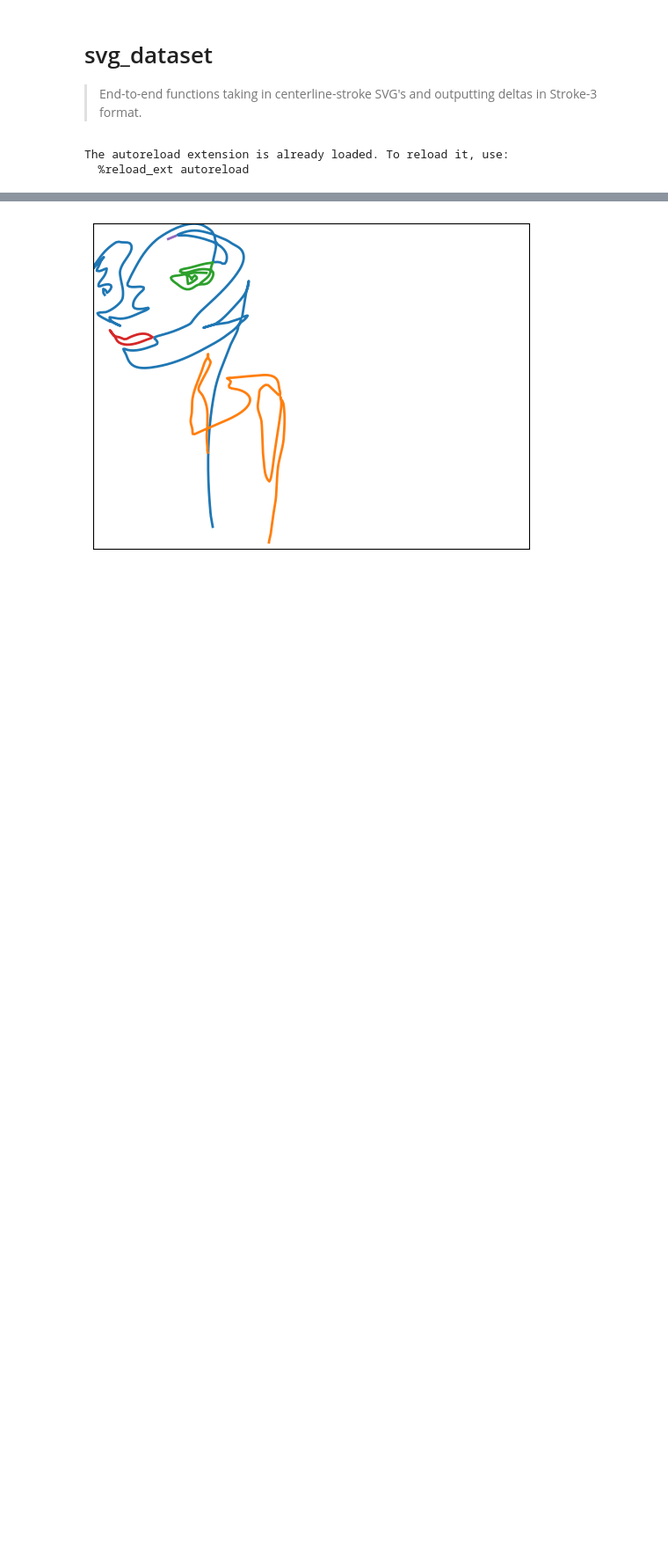
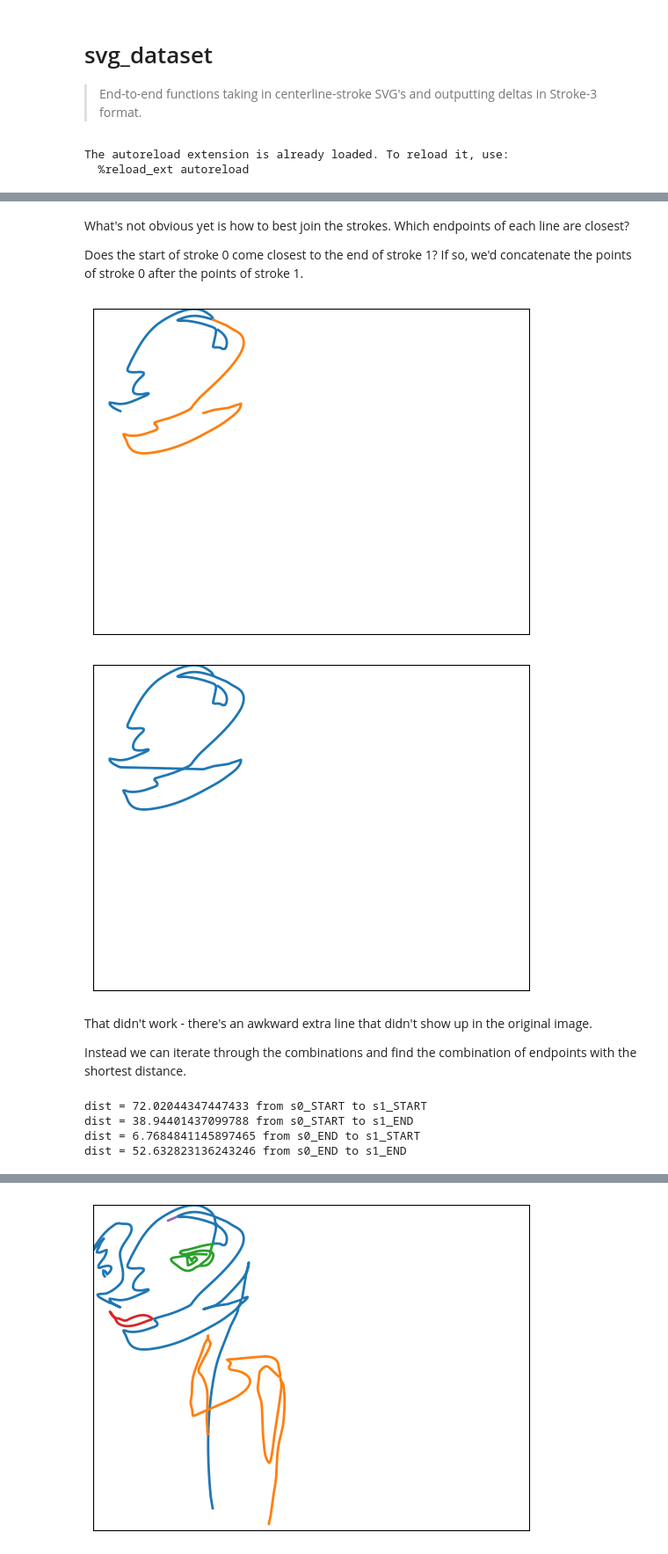
Before and after one commit to andrewlook/singleline_dataset, a Jupyter notebook: nbs/05a_path_joining.ipynb, the cells around one changed output, grey strips where cells are left out. Shown at 88% size. Cells and saved outputs as stored; diff of their text form; code cells hidden in the pictures; blank space fills up the shorter version.

```diff
--- a/nbs/05a_path_joining.ipynb
+++ b/nbs/05a_path_joining.ipynb
@@ -159,0 +61,37 @@ def merge_closest_strokes(strokes, dist_threshold=10.0):
+# %% [markdown]
+What's not obvious yet is how to best join the strokes. Which endpoints of each line are closest?
+
+Does the start of stroke 0 come closest to the end of stroke 1? If so, we'd concatenate the points of stroke 0 after the points of stroke 1.
+# %%
+plot_strokes([strokes[0], strokes[1]])
+plot_strokes([np.concatenate([strokes[1], strokes[0]], axis=0)])
+# %% [output]
+[figure, added]
+[figure, added]
+# %% [markdown]
+That didn't work - there's an awkward extra line that didn't show up in the original image.
+
+Instead we can iterate through the combinations and find the combination of endpoints with the shortest distance.
+# %%
+START = 0
+END = -1
+s0_endpoints = [
+    strokes[0][0],
+    strokes[0][-1],
+]
+s1_endpoints = [
+    strokes[1][0],
+    strokes[1][-1],
+]
+
+for pos0 in [START, END]:
+    for pos1 in [START, END]:
+        d = np.linalg.norm(s0_endpoints[pos0] - s1_endpoints[pos1])
+        print(
+            f"dist = {d} from s0_{'START' if pos0==START else 'END'} to s1_{'START' if pos1==START else 'END'}"
+        )
+# %% [output]
+dist = 72.02044347447433 from s0_START to s1_START
+dist = 38.94401437099788 from s0_START to s1_END
+dist = 6.7684841145897465 from s0_END to s1_START
+dist = 52.632823136243246 from s0_END to s1_END
```
Also changed, not shown: parts of 32 cells of this notebook, 4 other files.
